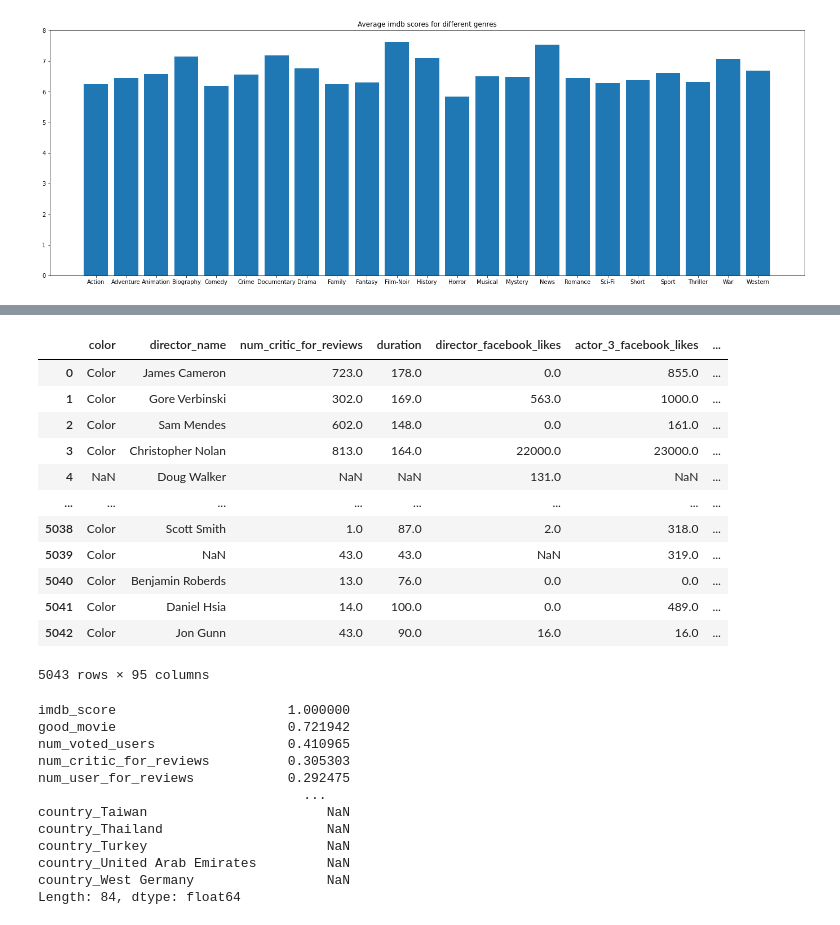
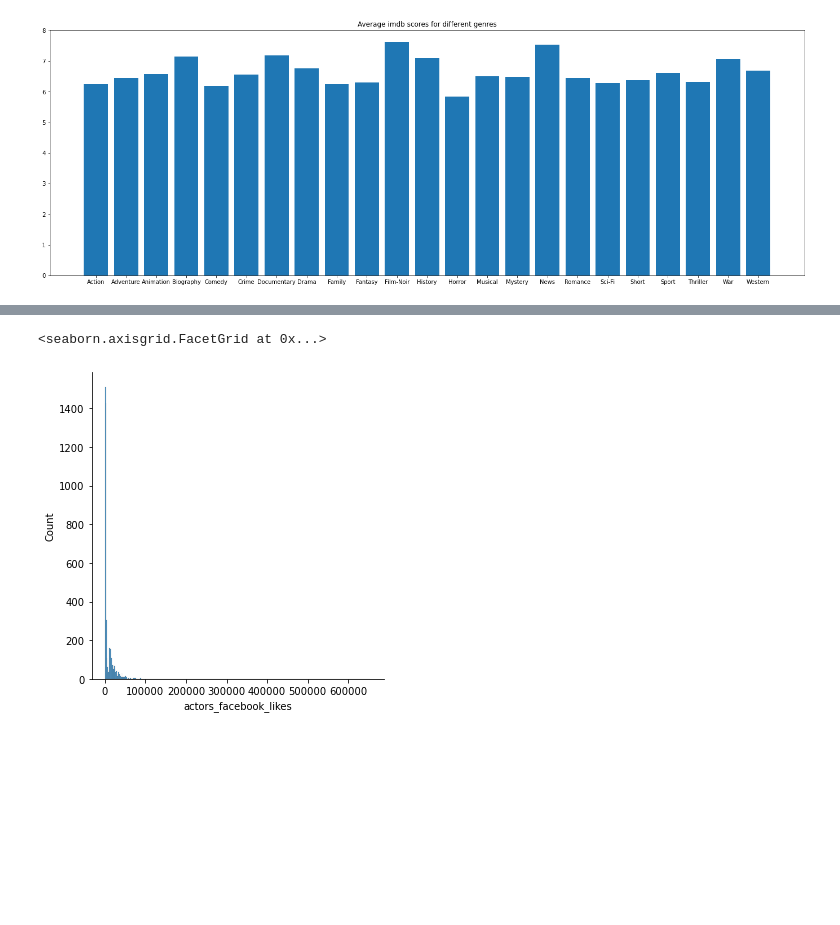
Before and after one commit to kennyeon/Too-Pullz-Project, a Jupyter notebook: classification_project.ipynb, the cells around one changed output, grey strips where cells are left out. Saved outputs shown, nothing was run; the diff lists cells and outputs as text; code cells hidden in the pictures; blank space fills up the shorter version.

```diff
--- a/classification_project.ipynb
+++ b/classification_project.ipynb
@@ -13,2 +35,3 @@ movies = pd.read_csv('movie_metadata.csv')
 # %%
-movies['good_movie'] = movies['imdb_score'].apply(lambda x: 1 if x >= 7 else 0)
+good_score = movies['imdb_score'].quantile(0.75)
+movies['good_movie'] = movies['imdb_score'].apply(lambda x: 1 if x >= good_score else 0)
@@ -83,2 +144,3 @@ movies['country'] = pd.Categorical(movies['country'])
 # %%
-movies['other_actors_facebook_likes'] = movies['actor_2_facebook_likes'] + movies['actor_3_facebook_likes']
+#combining all actor facebook likes
+movies['actors_facebook_likes'] = movies['actor_1_facebook_likes'] + movies['actor_2_facebook_likes'] + movies['actor_3_facebook_likes']
@@ -94,31 +146,0 @@ movies.drop('country', axis=1, inplace=True)
-# %%
-movies
-# %% [output]
-|  | color | director_name | num_critic_for_reviews | duration | director_facebook_likes | actor_3_facebook_likes | ... |
-| 0 | Color | James Cameron | 723.0 | 178.0 | 0.0 | 855.0 | ... |
-| 1 | Color | Gore Verbinski | 302.0 | 169.0 | 563.0 | 1000.0 | ... |
-| 2 | Color | Sam Mendes | 602.0 | 148.0 | 0.0 | 161.0 | ... |
-| 3 | Color | Christopher Nolan | 813.0 | 164.0 | 22000.0 | 23000.0 | ... |
-| 4 | NaN | Doug Walker | NaN | NaN | 131.0 | NaN | ... |
-| ... | ... | ... | ... | ... | ... | ... | ... |
-| 5038 | Color | Scott Smith | 1.0 | 87.0 | 2.0 | 318.0 | ... |
-| 5039 | Color | NaN | 43.0 | 43.0 | NaN | 319.0 | ... |
-| 5040 | Color | Benjamin Roberds | 13.0 | 76.0 | 0.0 | 0.0 | ... |
-| 5041 | Color | Daniel Hsia | 14.0 | 100.0 | 0.0 | 489.0 | ... |
-| 5042 | Color | Jon Gunn | 43.0 | 90.0 | 16.0 | 16.0 | ... |
-5043 rows × 95 columns
-# %%
-movies.corrwith(movies.imdb_score).sort_values(ascending = False)
-# %% [output]
-imdb_score                      1.000000
-good_movie                      0.721942
-num_voted_users                 0.410965
-num_critic_for_reviews          0.305303
-num_user_for_reviews            0.292475
-                                  ...
-country_Taiwan                       NaN
-country_Thailand                     NaN
-country_Turkey                       NaN
-country_United Arab Emirates         NaN
-country_West Germany                 NaN
-Length: 84, dtype: float64
@@ -146,0 +147,5 @@ def confusion_matrix_train(model,cutoff=0.44):
+# %%
+sns.displot(movies, x="actors_facebook_likes")
+# %% [output]
+<seaborn.axisgrid.FacetGrid at 0x...>
+[figure, added]
```
Also changed, not shown: parts of 21 cells of this notebook.
